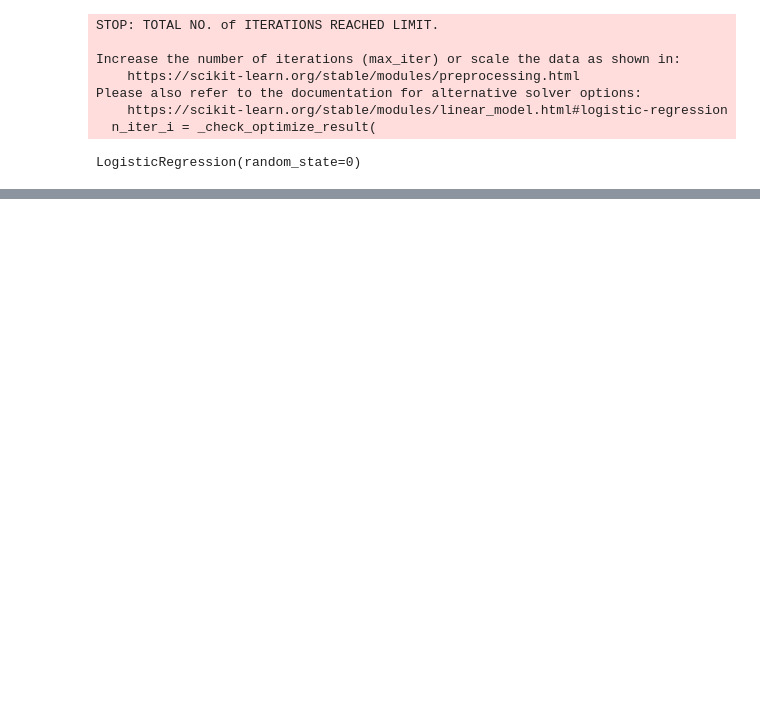
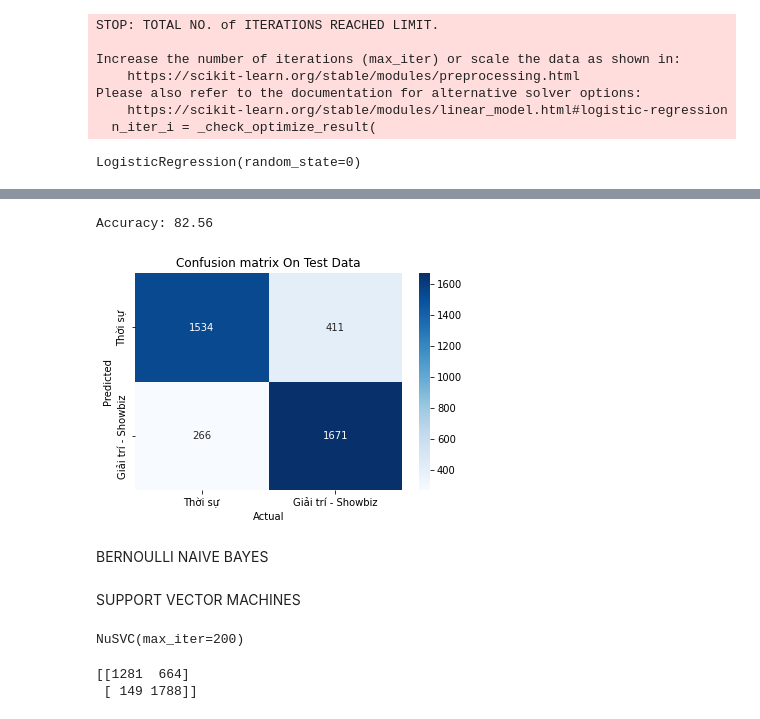
Before and after one commit to haitranquang-official/Vietnamese-text-classification, a Jupyter notebook: model/model.ipynb, the cells around one changed output, grey strips where cells are left out. Cells and saved outputs as stored; diff of their text form; code cells hidden in the pictures; blank space fills up the shorter version.

Commit message:
Naive Bayes + SVM

```diff
--- a/model/model.ipynb
+++ b/model/model.ipynb
@@ -59,4 +59,6 @@ for i in range(0, 19410):
-    newArr.lower()
+    newArr = newArr.lower()
+    if i == 0:
+        print(newArr)
     newArr = newArr.split()
     newArr = ' '.join(newArr)
     corpus.append(newArr)
@@ -87,7 +71,7 @@ Index(['author', 'content', 'picture_count', 'title', 'url', 'category'], dtype=
 # %%
 from sklearn.feature_extraction.text import CountVectorizer
 
-countv = CountVectorizer(max_features = 1500)
+countv = CountVectorizer(max_features = 1200)
 X = countv.fit_transform(corpus).toarray()
 y = df.iloc[0:19410, 5].values
 # %%
@@ -161,0 +148,5 @@ plt.show()
+# %%
+from sklearn.naive_bayes import GaussianNB
+
+classifier = GaussianNB()
+classifier.fit(X_train, y_train)
@@ -161,0 +155,4 @@ plt.show()
+# %%
+y_pred = classifier.predict(X_test)
+cm = confusion_matrix(y_test, y_pred)
+print(cm)
@@ -161,0 +174,16 @@ plt.show()
+# %%
+from sklearn.metrics import accuracy_score
+print("Accuracy: {}".format(round(accuracy_score(y_test, y_pred)*100,2)))
+# %% [output]
+Accuracy: 82.56
+# %%
+new_cm = pd.DataFrame(cm , index = ['Thời sự','Giải trí - Showbiz'] , columns = ['Thời sự','Giải trí - Showbiz'])
+sns.heatmap(new_cm,cmap= 'Blues', annot = True, fmt='',xticklabels = ['Thời sự','Giải trí - Showbiz'], yticklabels = ['Thời sự','Giải trí - Showbiz'])
+plt.xlabel("Actual")
+plt.ylabel("Predicted")
+plt.title('Confusion matrix On Test Data')
+plt.show()
+# %% [output]
+[figure, added]
+# %% [markdown]
+BERNOULLI NAIVE BAYES
@@ -161,0 +208,16 @@ plt.show()
+# %% [markdown]
+SUPPORT VECTOR MACHINES
+# %%
+from sklearn.svm import NuSVC
+
+classifier = NuSVC(max_iter=200)
+classifier.fit(X_train, y_train)
+# %% [output]
+NuSVC(max_iter=200)
+# %%
+y_pred = classifier.predict(X_test)
+cm = confusion_matrix(y_test, y_pred)
+print(cm)
+# %% [output]
+[[1281  664]
+ [ 149 1788]]
```
Also changed, not shown: parts of 25 cells of this notebook.
